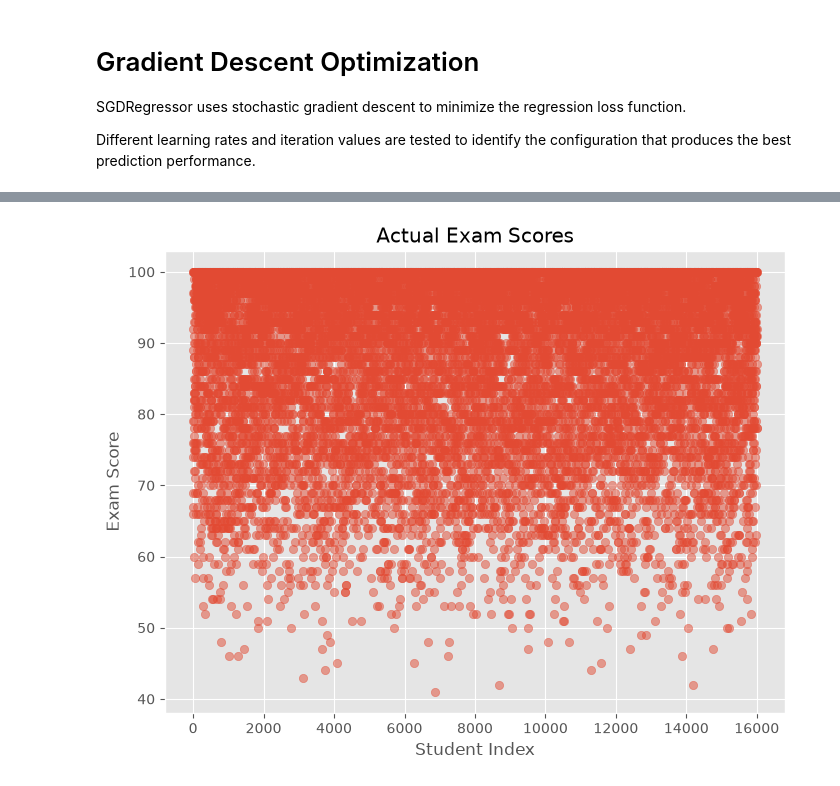
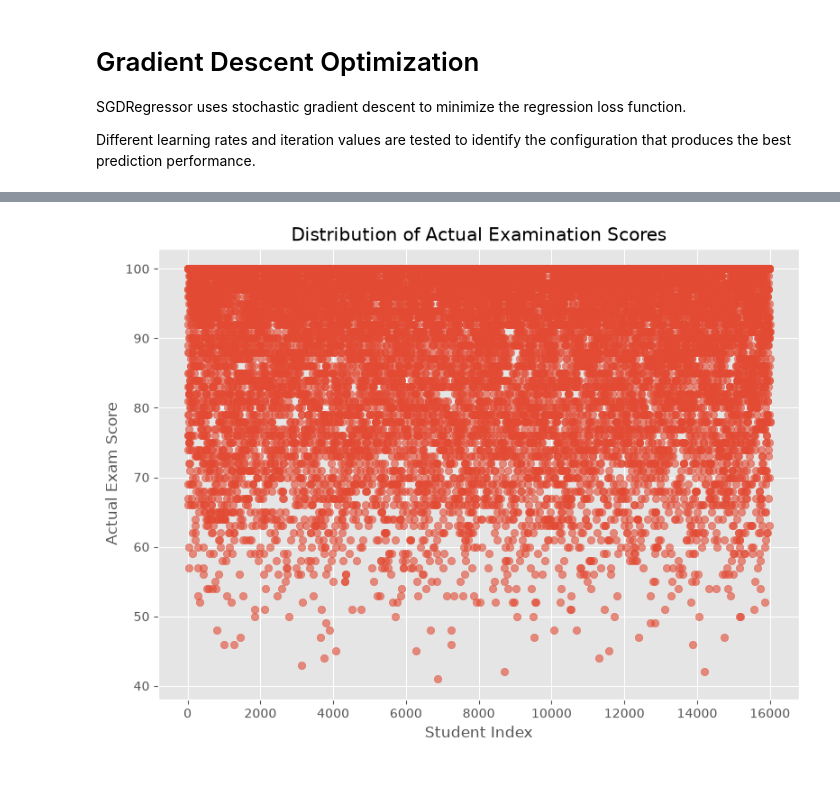
Before and after one commit to Abejirin-King/Regression-Analysis-Mobile-Application, a Jupyter notebook: summative/linear_regression/multivariate.ipynb, the cells around one changed output, grey strips where cells are left out. Cells and saved outputs as stored; diff of their text form; code cells hidden in the pictures.

```diff
--- a/summative/linear_regression/multivariate.ipynb
+++ b/summative/linear_regression/multivariate.ipynb
@@ -879,17 +853,18 @@ plt.show()
 # %%
-plt.figure(figsize=(8,6))
+plt.figure(figsize=(8, 6))
 
 plt.scatter(
     range(len(y_test)),
     y_test,
-    alpha=0.5
+    alpha=0.6
 )
 
-plt.title("Actual Exam Scores")
 plt.xlabel("Student Index")
-plt.ylabel("Exam Score")
+plt.ylabel("Actual Exam Score")
+plt.title("Distribution of Actual Examination Scores")
 
+plt.tight_layout()
 plt.show()
 # %% [output]
-[figure, old version]
+[figure, new version]
 # %%
```
Also changed, not shown: parts of 44 cells of this notebook, 1 other file.
